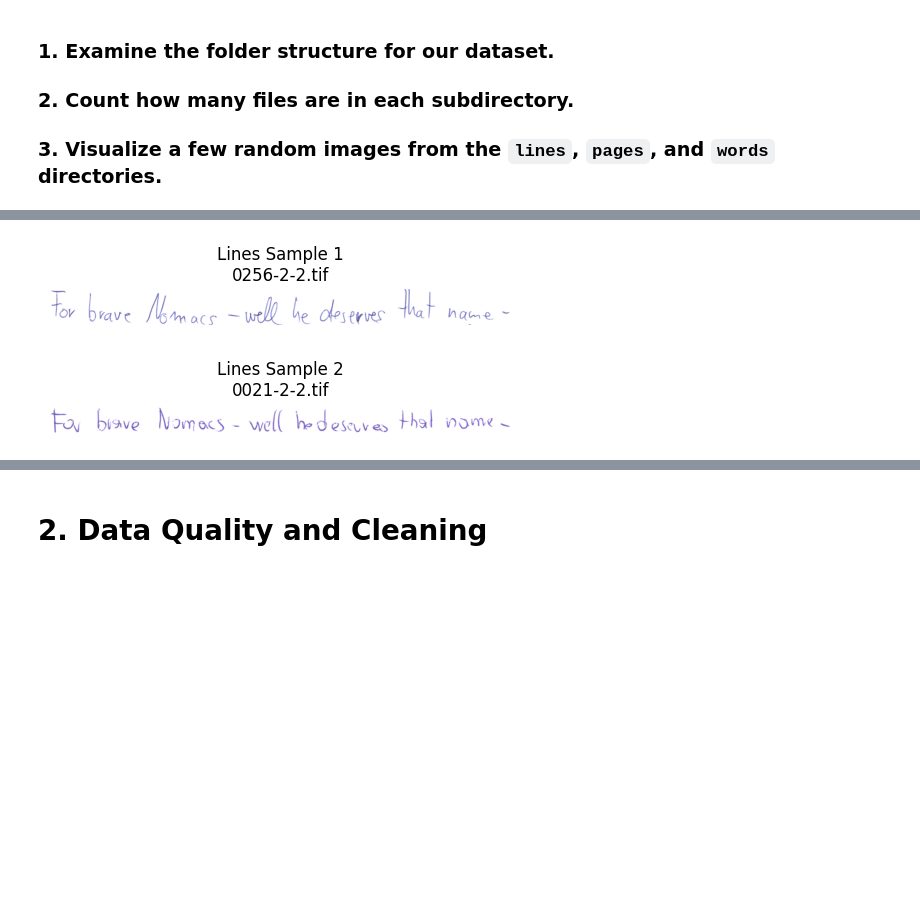
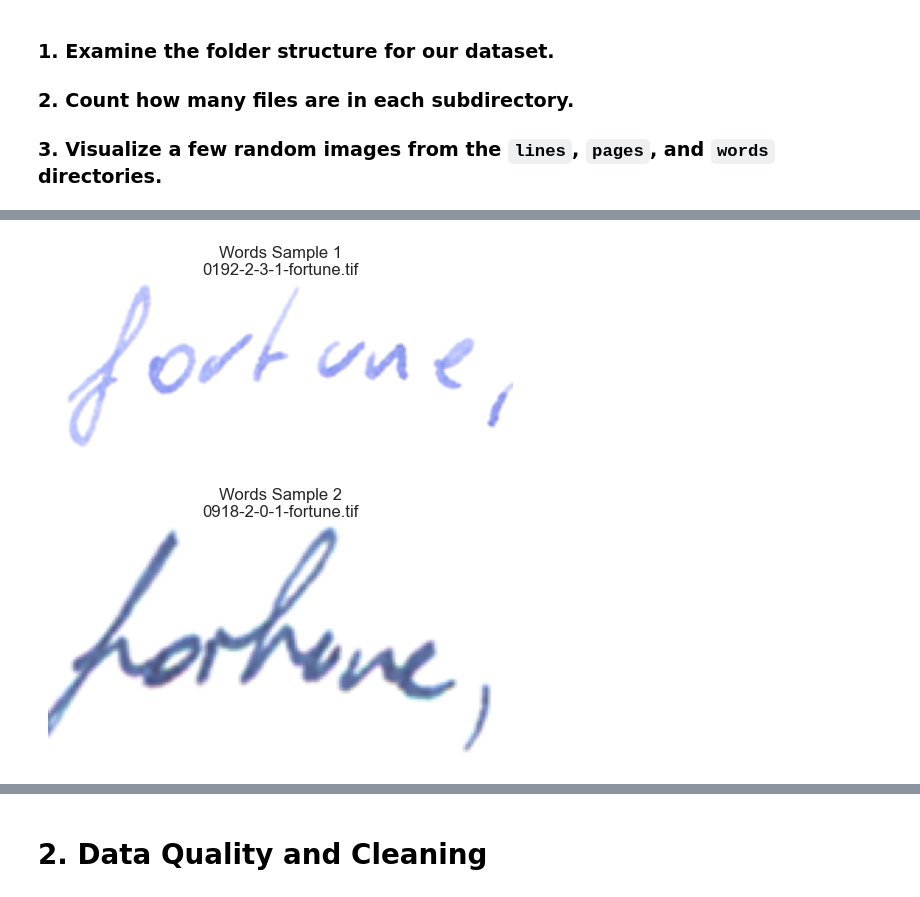
Before and after one commit to brwali/505FinalProject, a Jupyter notebook: eda.ipynb, the cells around one changed output, grey strips where cells are left out. Saved outputs shown, nothing was run; the diff lists cells and outputs as text; code cells hidden in the pictures; blank space fills up the shorter version.

Commit message:
Update to only process the words images

```diff
--- a/eda.ipynb
+++ b/eda.ipynb
@@ -71,101 +82,39 @@ import matplotlib.pyplot as plt
 from PIL import Image
 from collections import Counter
 
-# Base path to the CVL database
-BASE_PATH = 'cvl-database-1-1/full_dataset'
+# Base path for the raw dataset
+BASE_PATH = os.path.normpath('cvl-database-1-1/raw_dataset')
 
-# Subfolders in the full_dataset directory
-subfolders = ['lines', 'pages', 'words', 'xml']
-
-# 1. Folder Structure and File Counts
+# Since only the words folder exists now, we use that:
+subfolders = ['words']
 
 print("Folder Structure and File Counts:")
 for folder in subfolders:
     folder_path = os.path.join(BASE_PATH, folder)
-
-    # Get all files (recursively), adjusting the pattern as needed for your file types
     all_files = glob.glob(os.path.join(folder_path, '**', '*.*'), recursive=True)
     print(f"- {folder}: {len(all_files)} files found")
-
-# 2. Random Image Preview
 
 def show_random_image(folder_name, num_samples=1):
     """
     Display 'num_samples' random images from the specified folder (including its subfolders).
     """
     folder_path = os.path.join(BASE_PATH, folder_name)
-
-    # Find image files; adjust for your file extension(s): *.tif, *.png, *.jpg, etc.
+    # Adjust file extension as needed (here using .tif)
     image_files = glob.glob(os.path.join(folder_path, '**', '*.tif'), recursive=True)
-
     if not image_files:
         print(f"No image files found in '{folder_path}'.")
         return
-
-    # Randomly sample from the list of image files
     random_files = random.sample(image_files, k=min(num_samples, len(image_files)))
-
     for i, file_path in enumerate(random_files, 1):
         img = Image.open(file_path)
         plt.figure(figsize=(6, 4))
-        plt.imshow(img, cmap='gray')  # Assuming grayscale images
+        plt.imshow(img, cmap='gray')  # Adjust cmap if images are RGB.
         plt.title(f"{folder_name.capitalize()} Sample {i}\n{os.path.basename(file_path)}")
         plt.axis('off')
         plt.show()
 
-for folder_name in ['lines', 'pages', 'words']:
+for folder_name in subfolders:
     print(f"Displaying random images from '{folder_name}' folder:")
     show_random_image(folder_name, num_samples=2)
-
-# 3. Image Statistics (Dimensions and Modes)
-
-def get_image_stats(folder_name, num_samples=100):
-    """
-    Gather statistics on image dimensions (width, height) and mode (e.g., L, RGB)
-    from a random subset of images in the specified folder.
-    """
-    # Build and normalize the folder path
-    folder_path = os.path.normpath(os.path.join(BASE_PATH, folder_name))
-
-    if not os.path.isdir(folder_path):
-        print(f"Folder does not exist: {folder_path}")
-        return
-
-    # Find image files with the .tif extension (adjust the extension if necessary)
-    image_files = glob.glob(os.path.join(folder_path, '**', '*.tif'), recursive=True)
-    # Normalize each file path
-    image_files = [os.path.normpath(f) for f in image_files]
-
-    if not image_files:
-        print(f"No image files found in '{folder_path}'.")
-        return
-
-    # Take a random subset of files to analyze
-    random_files = random.sample(image_files, min(num_samples, len(image_files)))
-
-    sizes = []
-    modes = []
-
-    for file_path in random_files:
-        try:
-            with Image.open(file_path) as img:
-                sizes.append(img.size)  # (width, height)
-                modes.append(img.mode)  # e.g., "L" or "RGB"
-        except Exception as e:
-            print(f"Error processing {file_path}: {e}")
-
-    width_counts = Counter([size[0] for size in sizes])
-    height_counts = Counter([size[1] for size in sizes])
-    mode_counts = Counter(modes)
-
-    print(f"--- {folder_name} Stats (from {len(random_files)} samples) ---")
-    print(f"Most common widths: {width_counts.most_common(5)}")
-    print(f"Most common heights: {height_counts.most_common(5)}")
-    print(f"Image modes: {mode_counts}")
-    print()
-
-# Test the function on folders: lines, pages, and words
-for folder_name in ['lines', 'pages', 'words']:
-    get_image_stats(folder_name, num_samples=100)
 # %% [output]
 Folder Structure and File Counts:
@@ -177,2 +123,2 @@ Displaying random images from 'lines' folder:
-[figure, old version]
+[figure, new version]
-[figure, old version]
+[figure, new version]
```
Also changed, not shown: parts of 5 cells of this notebook.
